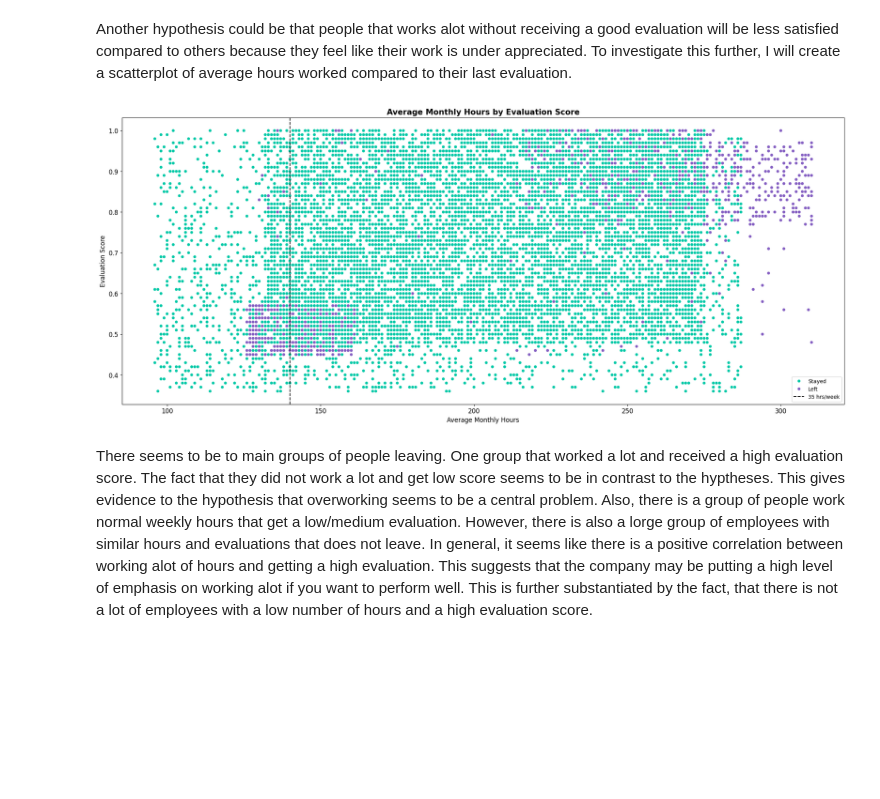
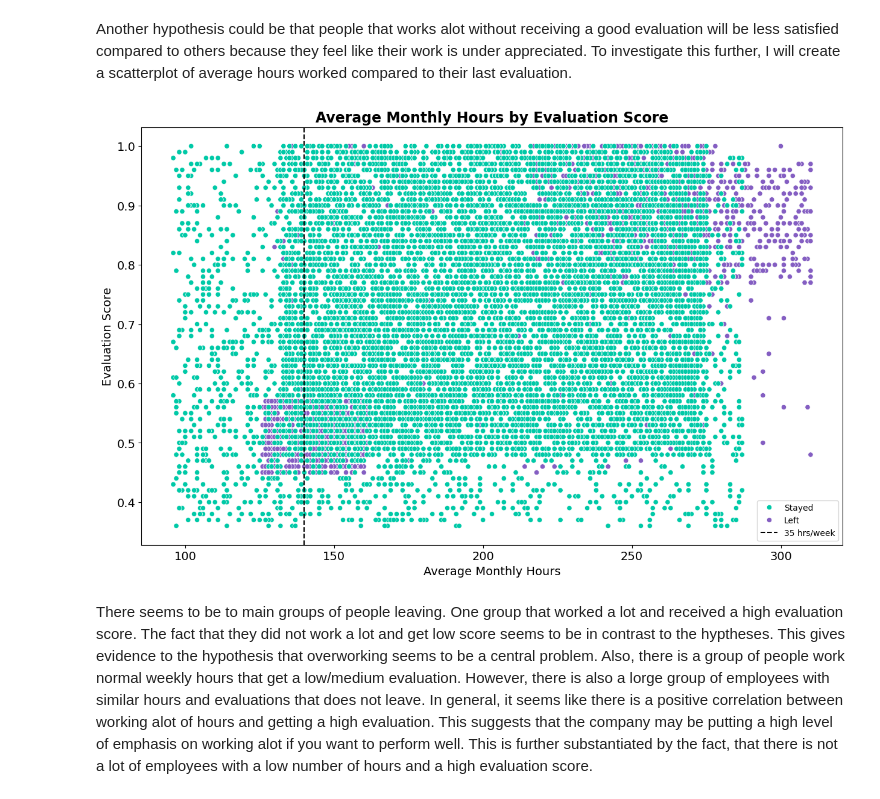
Before and after one commit to frederiklange/capstone_project_google_advanced_data_analytics, a Jupyter notebook: notebooks/capstone_project_notebook.ipynb, the cells around one changed output. Drawn from its saved outputs; the diff is of its cells as text; code cells hidden in the pictures; blank space fills up the shorter version.

```diff
--- a/notebooks/capstone_project_notebook.ipynb
+++ b/notebooks/capstone_project_notebook.ipynb
@@ -596,31 +596,31 @@ The above plot indicates that there is no specific department that seems to have
 Another hypothesis could be that people that works alot without receiving a good evaluation will be less satisfied compared to others because they feel like their work is under appreciated. To investigate this further, I will create a scatterplot of average hours worked compared to their last evaluation.
 # %%
 # Plots on hours worked and evaluation
-fig, ax = plt.subplots(1,1, figsize=(25,10))
+fig, ax = plt.subplots(1,1, figsize=(15,9))
 sns.scatterplot(
   data=hr_data_no_duplicates,
   x="average_monthly_hours",
   y="last_evaluation",
   hue="left",
   palette={0:color_stayed, 1:color_left},
   ax=ax
 )
 
-ax.set_title("Average Monthly Hours by Evaluation Score", size=15, fontweight="bold")
-ax.set_xlabel("Average Monthly Hours", size=12)
-ax.set_ylabel("Evaluation Score", size=12)
-ax.tick_params(axis='both', which='major', labelsize=12)
+ax.set_title("Average Monthly Hours by Evaluation Score", size=17, fontweight="bold")
+ax.set_xlabel("Average Monthly Hours", size=14)
+ax.set_ylabel("Evaluation Score", size=14)
+ax.tick_params(axis='both', which='major', labelsize=14)
 ax.axvline(x=140, color="black", label="35 hrs/week", ls="--")
 
 # Update legend labels for the box plot
 handles, labels = ax.get_legend_handles_labels()
 legend_scatter = ax.legend(handles=handles, labels=["Stayed", "Left", "35 hrs/week"], loc="best")
 legend_scatter.get_frame().set_facecolor('none')
 
 # Display subplot
 plt.show()
 # %% [output]
-[figure, old version]
+[figure, new version]
 # %% [markdown]
 There seems to be to main groups of people leaving. One group that worked a lot and received a high evaluation score. The fact that they did not work a lot and get low score seems to be in contrast to the hyptheses. This gives evidence to the hypothesis that overworking seems to be a central problem. Also, there is a group of people work normal weekly hours that get a low/medium evaluation. However, there is also a lorge group of employees with similar hours and evaluations that does not leave. In general, it seems like there is a positive correlation between working alot of hours and getting a high evaluation. This suggests that the company may be putting a high level of emphasis on working alot if you want to perform well. This is further substantiated by the fact, that there is not a lot of employees with a low number of hours and a high evaluation score.
 # %% [markdown]
```
Also changed, not shown: parts of 2 cells of this notebook, 1 other file.
